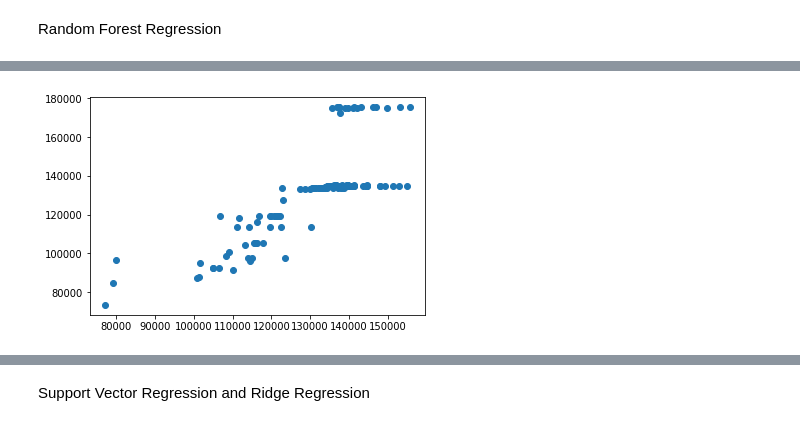
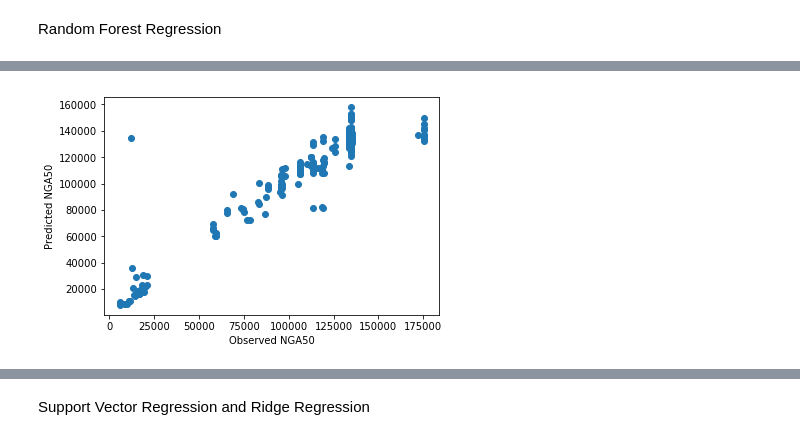
Before and after one commit to emreerhan/kmer-optimization, a Jupyter notebook: kmer_analysis.ipynb, the cells around one changed output, grey strips where cells are left out. Cells and saved outputs as stored; diff of their text form; code cells hidden in the pictures.

Commit message:
Changed focus to random forest analysis. With only aroudn 600 samples getting R^2 = .91.

```diff
--- a/kmer_analysis.ipynb
+++ b/kmer_analysis.ipynb
@@ -132,2 +122,5 @@ y = partial_data['NGA50']
+# %%
+y_train = partial_data['NGA50'][partial_data['Sample Num'] > split]
+y_test = partial_data['NGA50'][partial_data['Sample Num'] <= split]
 # %%
-X_train, X_test, y_train, y_test = train_test_split(X, y)
+#X_train, X_test, y_train, y_test = train_test_split(X, y)
@@ -134,4 +129,4 @@ X_train, X_test, y_train, y_test = train_test_split(X, y)
 # %%
-lasso_model = Lasso(alpha=0.1, max_iter=10000)
+lasso_model = Lasso(alpha=0.1)
 # %%
 lasso_model.fit(X_train, y_train)
@@ -158,7 +141,7 @@ elastic_model.score(X_test, y_test)
 # %% [markdown]
 Random Forest Regression
 # %%
-rfr_model = RandomForestRegressor(n_estimators=100, n_jobs=32, max_features='log2')
+rfr_model = RandomForestRegressor(n_estimators=100, n_jobs=32)#, max_features='log2')
 # %%
 rfr_model.fit(X_train, y_train)
 # %% [output]
@@ -191,7 +164,9 @@ gfr_model.score(X_test, y_test)
 # %%
 import matplotlib.pyplot as plt
 # %%
-plt.scatter(rfr_model.predict(X_test), y_test)
+plt.scatter(y_test, rfr_model.predict(X_test))
+plt.xlabel('Observed NGA50')
+plt.ylabel('Predicted NGA50')
 plt.show()
 # %% [output]
-[figure, old version]
+[figure, new version]
```
Also changed, not shown: parts of 50 cells of this notebook.
